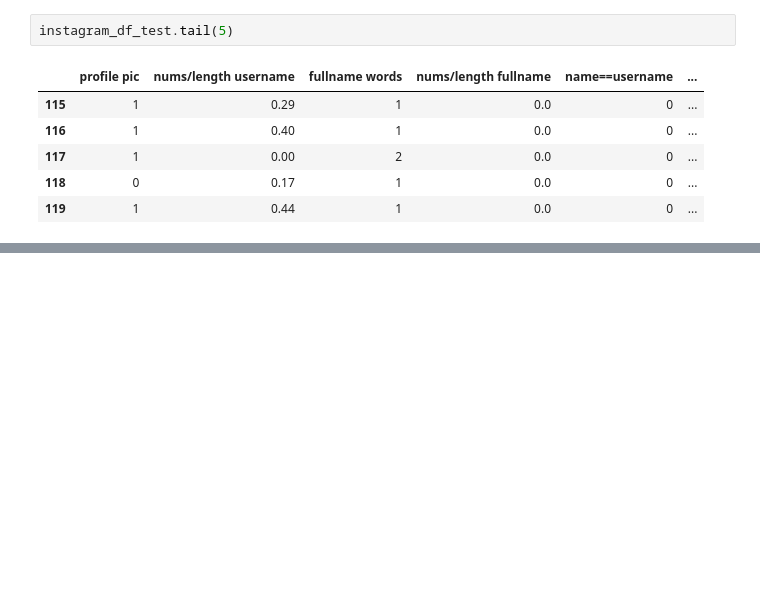
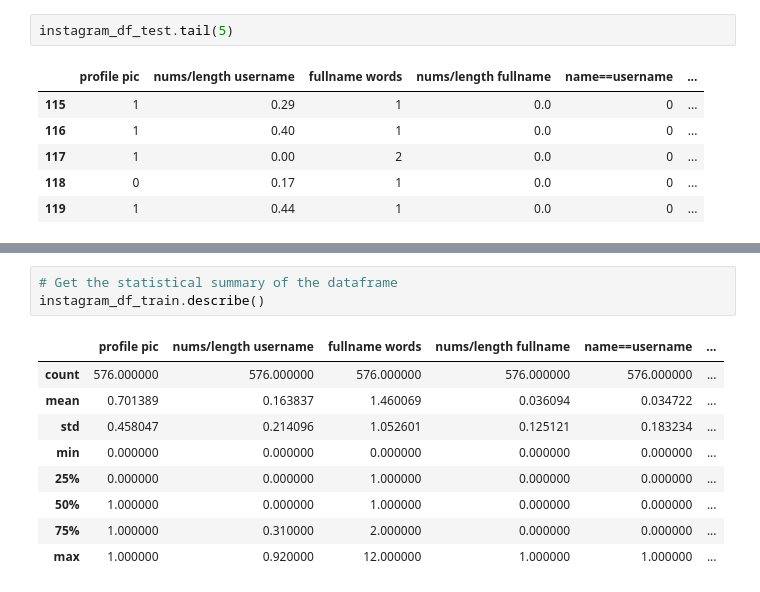
Before and after one commit to aly-cb/fake-instagram-account-detector, a Jupyter notebook: Fake Instagram Detection Using ANN.ipynb, the cells around one changed output, grey strips where cells are left out. Saved outputs shown, nothing was run; the diff lists cells and outputs as text; blank space fills up the shorter version.

```diff
--- a/Fake Instagram Detection Using ANN.ipynb
+++ b/Fake Instagram Detection Using ANN.ipynb
@@ -120,0 +144,13 @@ instagram_df_test.tail(5)
+# %%
+# Get the statistical summary of the dataframe
+instagram_df_train.describe()
+# %% [output]
+|  | profile pic | nums/length username | fullname words | nums/length fullname | name==username | ... |
+| count | 576.000000 | 576.000000 | 576.000000 | 576.000000 | 576.000000 | ... |
+| mean | 0.701389 | 0.163837 | 1.460069 | 0.036094 | 0.034722 | ... |
+| std | 0.458047 | 0.214096 | 1.052601 | 0.125121 | 0.183234 | ... |
+| min | 0.000000 | 0.000000 | 0.000000 | 0.000000 | 0.000000 | ... |
+| 25% | 0.000000 | 0.000000 | 1.000000 | 0.000000 | 0.000000 | ... |
+| 50% | 1.000000 | 0.000000 | 1.000000 | 0.000000 | 0.000000 | ... |
+| 75% | 1.000000 | 0.310000 | 2.000000 | 0.000000 | 0.000000 | ... |
+| max | 1.000000 | 0.920000 | 12.000000 | 1.000000 | 1.000000 | ... |
```
Also changed, not shown: parts of 11 cells of this notebook.
